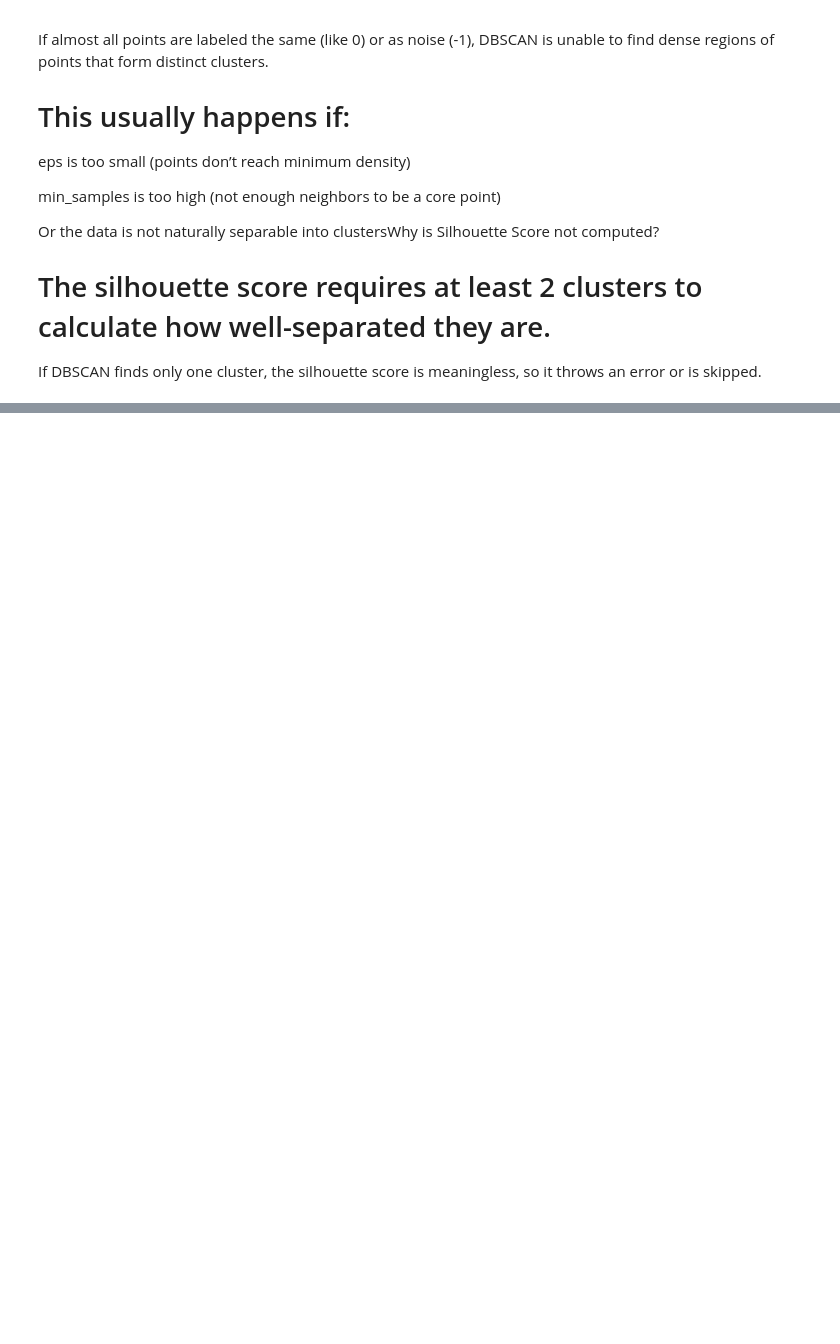
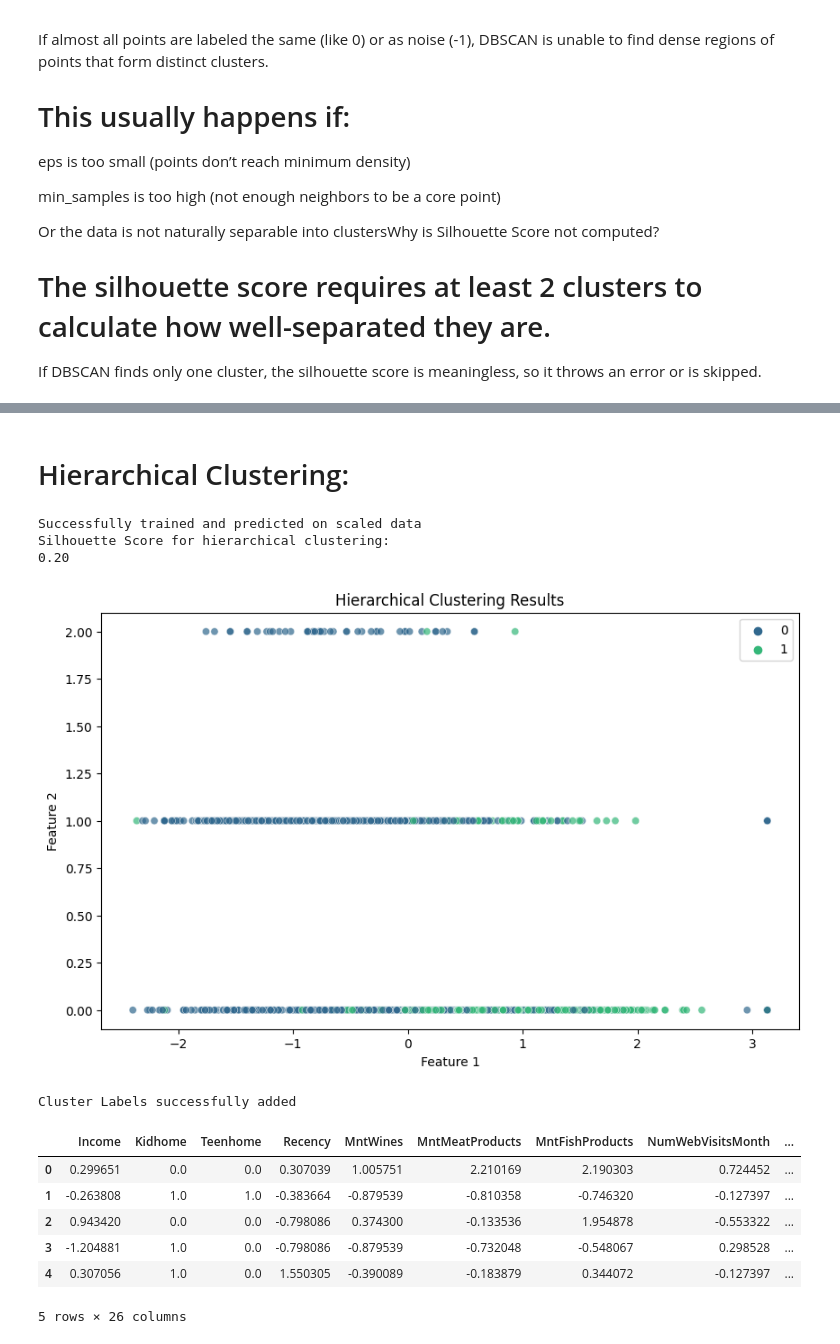
Before and after one commit to hoshangsheth/customer-segmentation-kmeans, a Jupyter notebook: notebooks/model.ipynb, the cells around one changed output, grey strips where cells are left out. Saved outputs shown, nothing was run; the diff lists cells and outputs as text; code cells hidden in the pictures; blank space fills up the shorter version.

Commit message:
Hierarchical and K-Means clustering completed

```diff
--- a/notebooks/model.ipynb
+++ b/notebooks/model.ipynb
@@ -309,3 +295,64 @@ Silhouette score cannot be calculated, only one cluster found.
 | 3 | -1.204881 | 1.0 | 0.0 | -0.798086 | -0.879539 | -0.732048 | -0.548067 | 0.298528 | ... |
 | 4 | 0.307056 | 1.0 | 0.0 | 1.550305 | -0.390089 | -0.183879 | 0.344072 | -0.127397 | ... |
 5 rows × 25 columns
+# %% [markdown]
+# Hierarchical Clustering:
+# %%
+import pandas as pd
+import numpy as np
+import matplotlib.pyplot as plt
+import seaborn as sns
+from sklearn.preprocessing import StandardScaler
+from sklearn.cluster import AgglomerativeClustering
+from sklearn.metrics import silhouette_score
+
+
+# Load the dataset
+file_path = '../data/marketing_campaign_final.csv'
+df_scaled = pd.read_csv(file_path)                         # Loaded the clean & scaled dataset
+
+
+# Initialize the clustering algorithm:
+hc = AgglomerativeClustering(n_clusters=2,                 # Number of clusters - 2
+                             affinity='euclidean',         # Measures straight line distance (most common)
+                             linkage='ward')               # Minimizes the variance within clusters (works best with euclidean)
+
+# Train (fit) and predict using Hierarchical clustering algorithm:
+hc_labels = hc.fit_predict(X_scaled)
+
+print("Successfully trained and predicted on scaled data")
+
+# Calculate the error metric (Evaluation) using silhouette score:
+sc = silhouette_score(df_scaled, hc_labels)                          # Evaluation of hierarchical clustering
+print(f"Silhouette Score for hierarchical clustering:\n{sc:.2f}")
+
+# Plot the clusters:
+plt.figure(figsize=(10,6))                        # Configure plot size
+sns.scatterplot(x=df_scaled.iloc[:, 0],             # First feature of the data
+                 y=df_scaled.iloc[:, 1],            # Second feature of the data
+                 hue=hc_labels, palette='viridis',
+                 alpha=0.7)
+plt.title("Hierarchical Clustering Results")      # Plot title
+plt.xlabel("Feature 1")
+plt.ylabel("Feature 2")                           # X and Y axis labels
+plt.show()                                        # Display the plot
+
+# Add cluster labels to df (original dataframe) for better understanding:
+df['Hierarchical_Cluster'] = hc_labels
+print('Cluster Labels successfully added')
+
+# Preview the data:
+df.head()
+# %% [output]
+Successfully trained and predicted on scaled data
+Silhouette Score for hierarchical clustering:
+0.20
+[figure, added]
+Cluster Labels successfully added
+|  | Income | Kidhome | Teenhome | Recency | MntWines | MntMeatProducts | MntFishProducts | NumWebVisitsMonth | ... |
+| 0 | 0.299651 | 0.0 | 0.0 | 0.307039 | 1.005751 | 2.210169 | 2.190303 | 0.724452 | ... |
+| 1 | -0.263808 | 1.0 | 1.0 | -0.383664 | -0.879539 | -0.810358 | -0.746320 | -0.127397 | ... |
+| 2 | 0.943420 | 0.0 | 0.0 | -0.798086 | 0.374300 | -0.133536 | 1.954878 | -0.553322 | ... |
+| 3 | -1.204881 | 1.0 | 0.0 | -0.798086 | -0.879539 | -0.732048 | -0.548067 | 0.298528 | ... |
+| 4 | 0.307056 | 1.0 | 0.0 | 1.550305 | -0.390089 | -0.183879 | 0.344072 | -0.127397 | ... |
+5 rows × 26 columns
```
Also changed, not shown: parts of 10 cells of this notebook.
